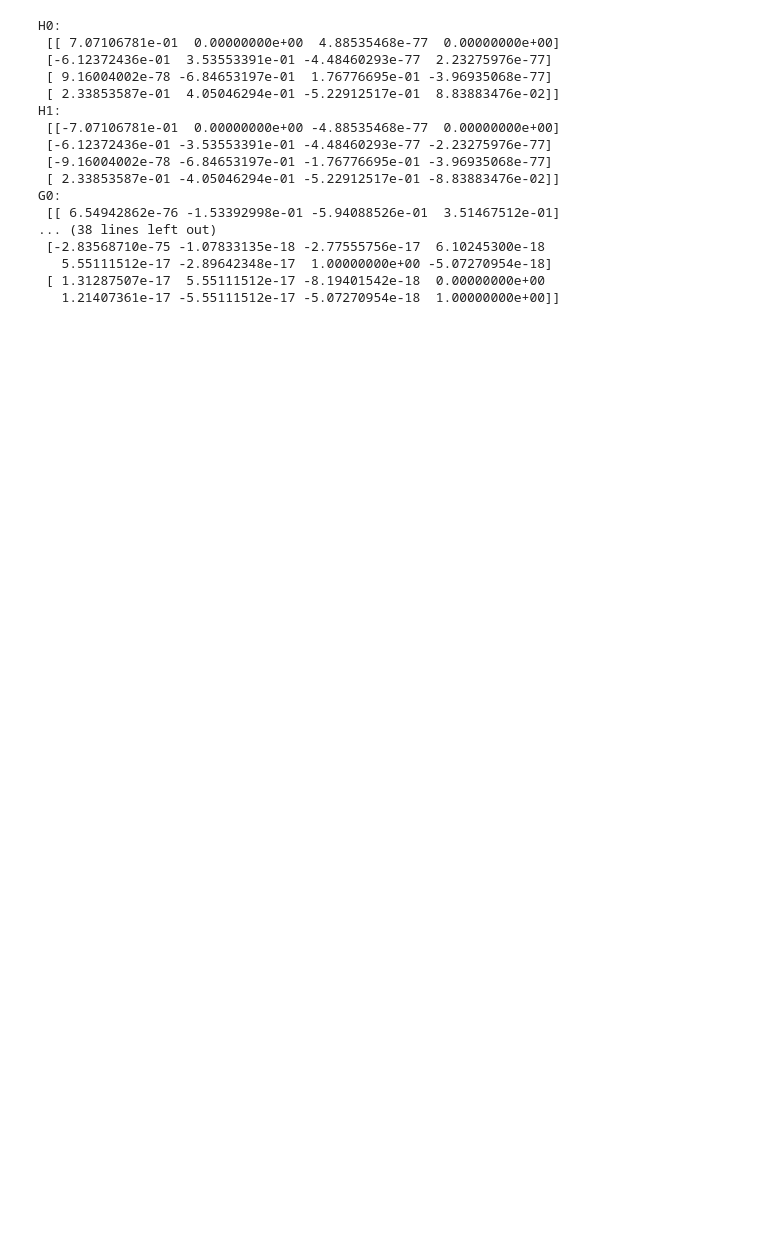
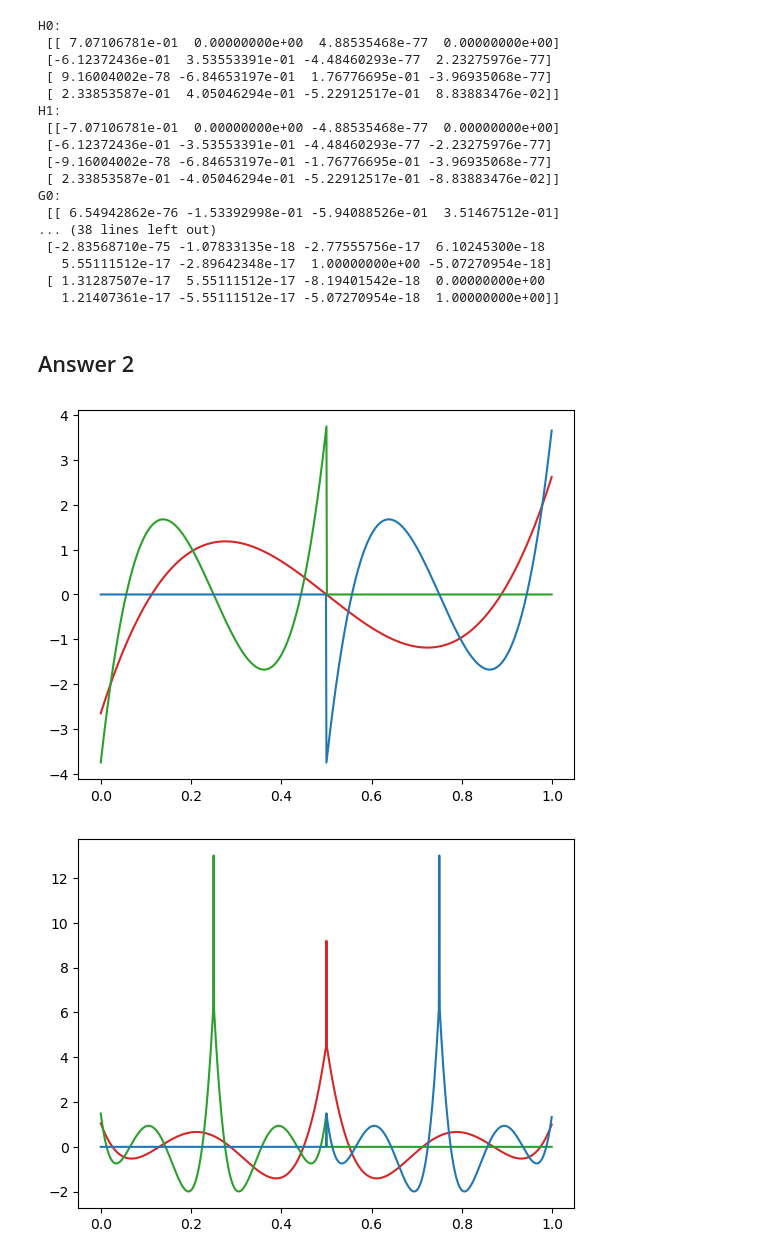
Before and after one commit to MRChemSoft/math-tutorial-NMQC, a Jupyter notebook: content/notebooks/solutions/Ex-4-solution.ipynb, the cells around one changed output. Saved outputs shown, nothing was run; the diff lists cells and outputs as text; code cells hidden in the pictures; blank space fills up the shorter version.

```diff
--- a/content/notebooks/solutions/Ex-4-solution.ipynb
+++ b/content/notebooks/solutions/Ex-4-solution.ipynb
@@ -83,11 +85,64 @@ G0:
    5.55111512e-17 -2.89642348e-17  1.00000000e+00 -5.07270954e-18]
  [ 1.31287507e-17  5.55111512e-17 -8.19401542e-18  0.00000000e+00
    1.21407361e-17 -5.55111512e-17 -5.07270954e-18  1.00000000e+00]]
+# %% [markdown]
+## Answer 2
 # %%
 from vampyr import LegendreBasis, InterpolatingBasis
 import matplotlib.pyplot as plt
 import numpy as np
 
-# Create Legendre basis of order 4 and Interpolating basis of order 3
+# Create Legendre basis of order 4
 legendre_4 = LegendreBasis(order=4)
-interpol_3 = InterpolatingBasis(order=3)
+
+scaling_basis = legendre_4.scaling
+
+x_vec = np.arange(0.0, 1.0, 0.001)
+
+# take sf/wv at scale n , make fn at scale n+1
+def make_dilated(fn):
+    def dilated(xarr):
+        # VaMPYR functions take float[1]
+        x = xarr[0]
+        return np.sqrt(2) * fn([2*x])
+
+    return dilated
+
+def make_translated(fn, n, l):
+    def translated(xarr):
+        # VaMPYR functions take float[1]
+        x = xarr[0]
+        return fn([x-l/pow(2,n)])
+
+    return translated
+
+sf0 = scaling_basis(i=3, l=0, n=0)
+sf10 = make_dilated(sf0)
+sf11 = make_translated(sf10, 1, 1)
+
+sf0_vec = [sf0([x]) for x in x_vec]
+sf10_vec = [sf10([x]) for x in x_vec]
+sf11_vec = [sf11([x]) for x in x_vec]
+plt.plot(x_vec, sf0_vec, "tab:red") # your projected function
+plt.plot(x_vec, sf10_vec, "tab:green") # your projected function
+plt.plot(x_vec, sf11_vec, "tab:blue") # your projected function
+
+plt.show()
+
+#selects a given wavelet function from the legendre basis of order 4 (k=3)
+wavelet_basis = legendre_4.wavelet
+wv0 = wavelet_basis(i=3, l=0, n=0)
+wv10 = make_dilated(wv0)
+wv11 = make_translated(wv10, 1, 1)
+
+wv0_vec = [wv0([x]) for x in x_vec]
+wv10_vec = [wv10([x]) for x in x_vec]
+wv11_vec = [wv11([x]) for x in x_vec]
+plt.plot(x_vec, wv0_vec, "tab:red") # your projected function
+plt.plot(x_vec, wv10_vec, "tab:green") # your projected function
+plt.plot(x_vec, wv11_vec, "tab:blue") # your projected function
+
+plt.show()
+# %% [output]
+[figure, added]
+[figure, added]
```
Also changed, not shown: parts of 2 cells of this notebook.
